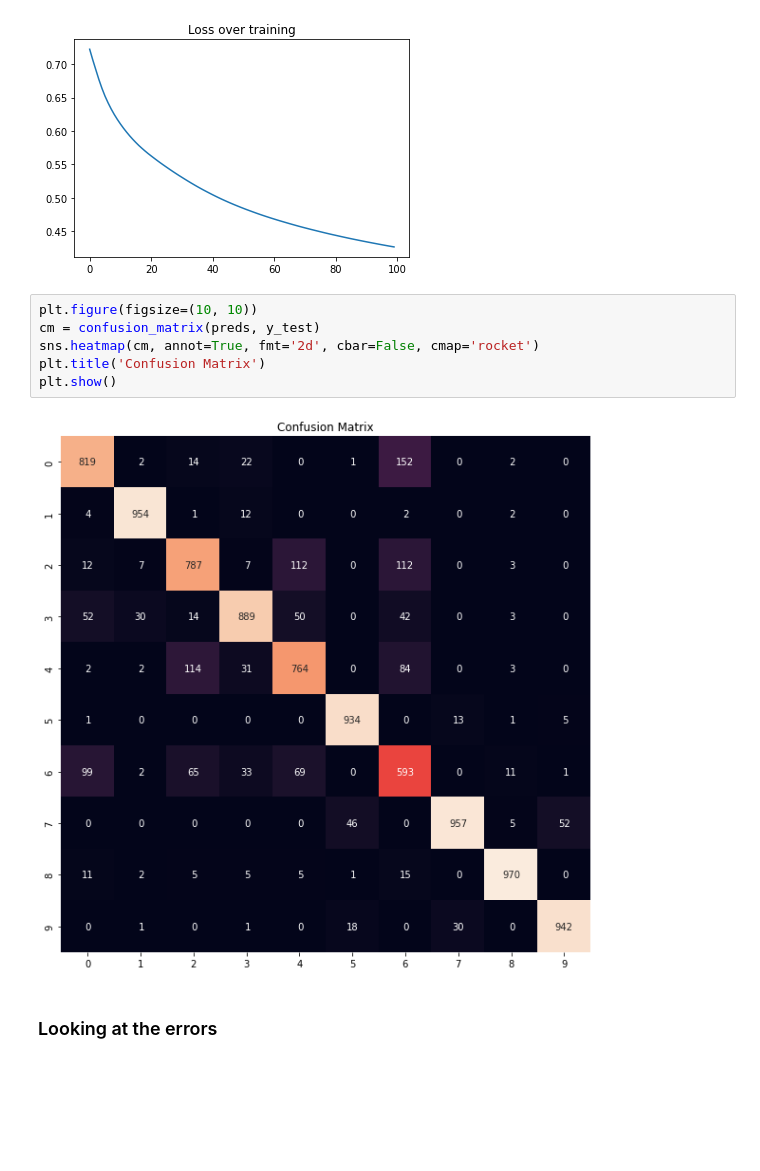
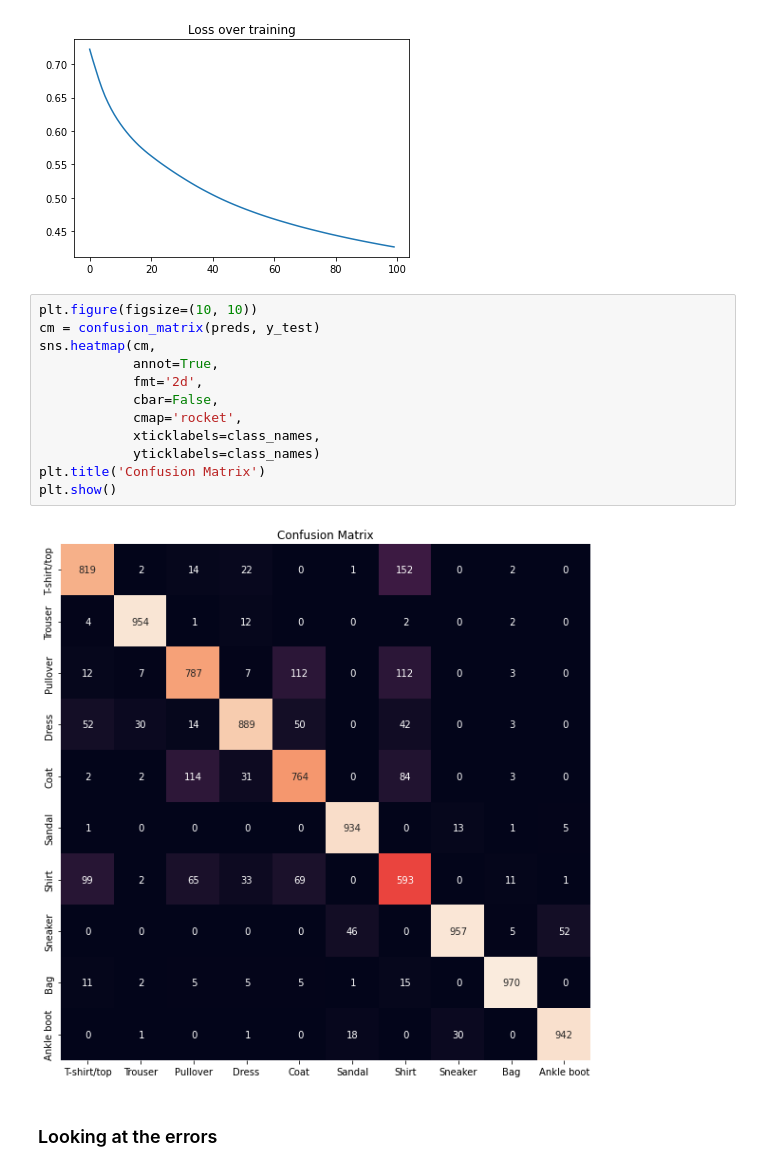
Before and after one commit to karencfisher/forward-forward, a Jupyter notebook: fashion_mnist.ipynb, the cells around one changed output. Saved outputs shown, nothing was run; the diff lists cells and outputs as text; blank space fills up the shorter version.

```diff
--- a/fashion_mnist.ipynb
+++ b/fashion_mnist.ipynb
@@ -112,11 +112,17 @@ Test Accuracy score : 86.09%
 # %%
 plt.figure(figsize=(10, 10))
 cm = confusion_matrix(preds, y_test)
-sns.heatmap(cm, annot=True, fmt='2d', cbar=False, cmap='rocket')
+sns.heatmap(cm,
+            annot=True,
+            fmt='2d',
+            cbar=False,
+            cmap='rocket',
+            xticklabels=class_names,
+            yticklabels=class_names)
 plt.title('Confusion Matrix')
 plt.show()
 # %% [output]
-[figure, old version]
+[figure, new version]
 # %% [markdown]
 ### Looking at the errors
 # %% [markdown]
```
